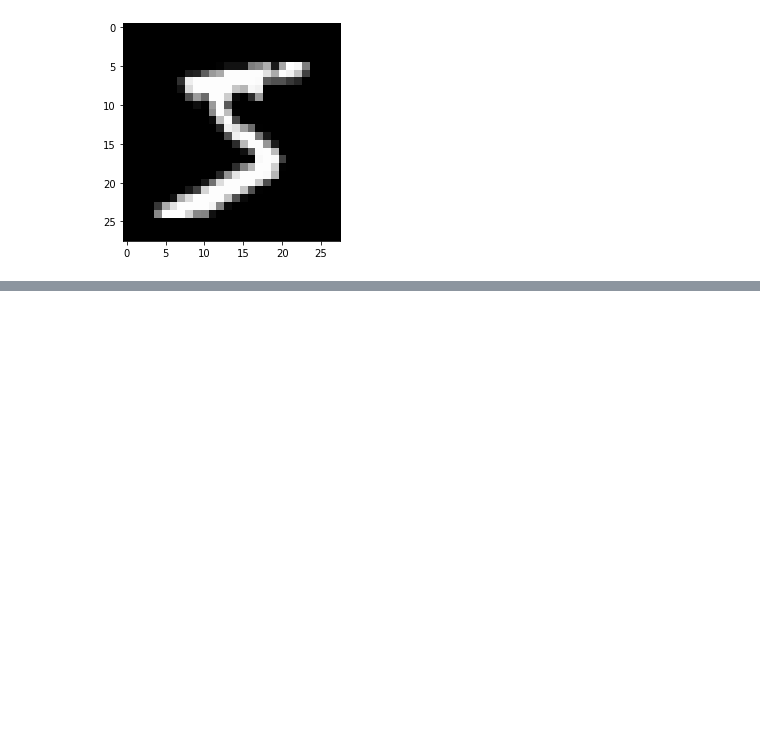
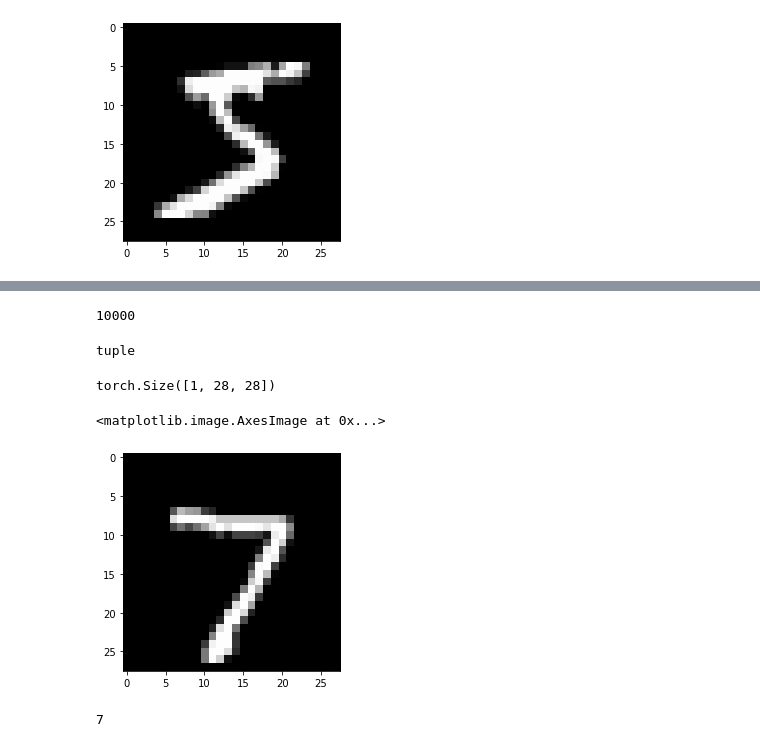
Before and after one commit to HaoYamado/notebooks, a Jupyter notebook: PyTorch_Logistic_Regression_Model.ipynb, the cells around one changed output, grey strips where cells are left out. Cells and saved outputs as stored; diff of their text form; code cells hidden in the pictures; blank space fills up the shorter version.

```diff
--- a/PyTorch_Logistic_Regression_Model.ipynb
+++ b/PyTorch_Logistic_Regression_Model.ipynb
@@ -148,0 +160,35 @@ plt.imshow(show_img, cmap='gray')
+# %%
+test_dataset = dsets.MNIST(root= './data',
+             train=False,
+             transform=transforms.ToTensor())
+len(test_dataset)
+# %% [output]
+10000
+# %%
+# Test dataset elements
+"""
+Exactly like the training set,
+the testing set has 10k tuples containing the 28x28 matrices
+and their resplective labels
+"""
+type(test_dataset[0])
+# %% [output]
+tuple
+# %%
+# Image matrix
+test_dataset[0][0].size()
+# %% [output]
+torch.Size([1, 28, 28])
+# %%
+# Plot image sample from test dataset
+
+show_img = test_dataset[0][0].numpy().reshape(28, 28)
+plt.imshow(show_img, cmap='gray')
+# %% [output]
+<matplotlib.image.AxesImage at 0x...>
+[figure, added]
+# %%
+# Label
+test_dataset[0][1]
+# %% [output]
+7
```
Also changed, not shown: parts of 25 cells of this notebook.
